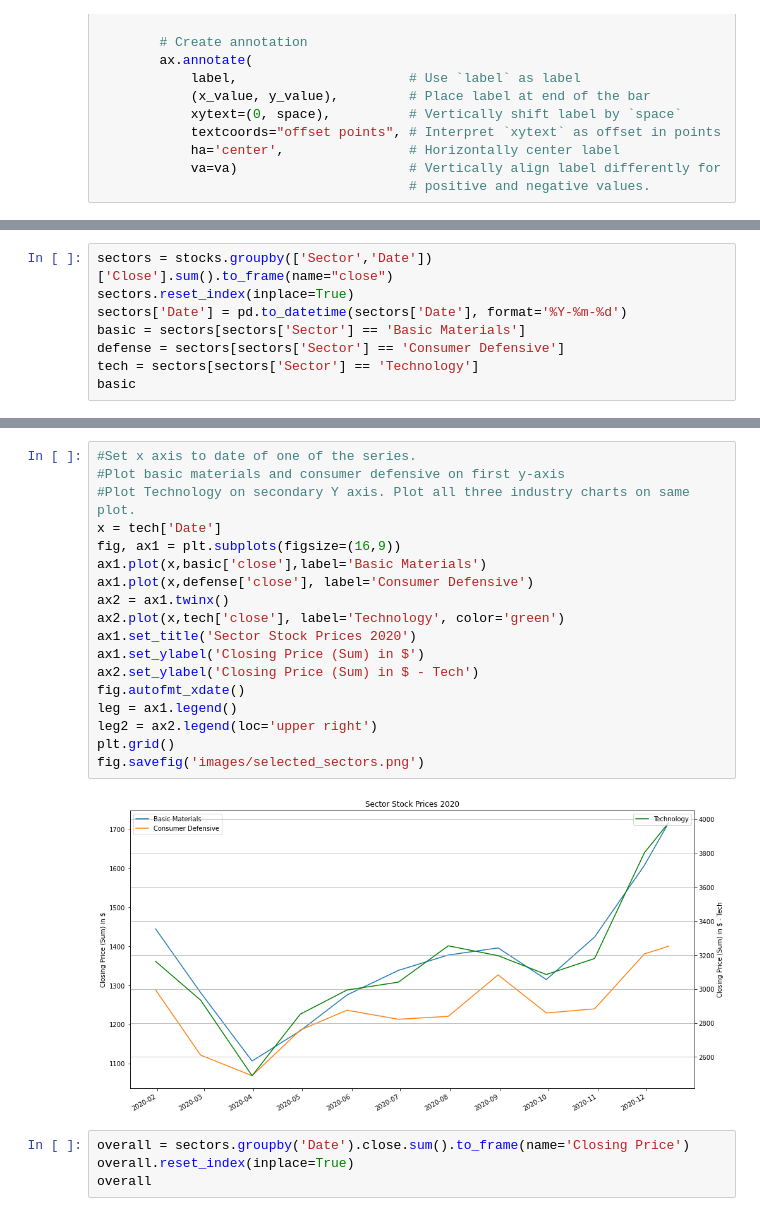
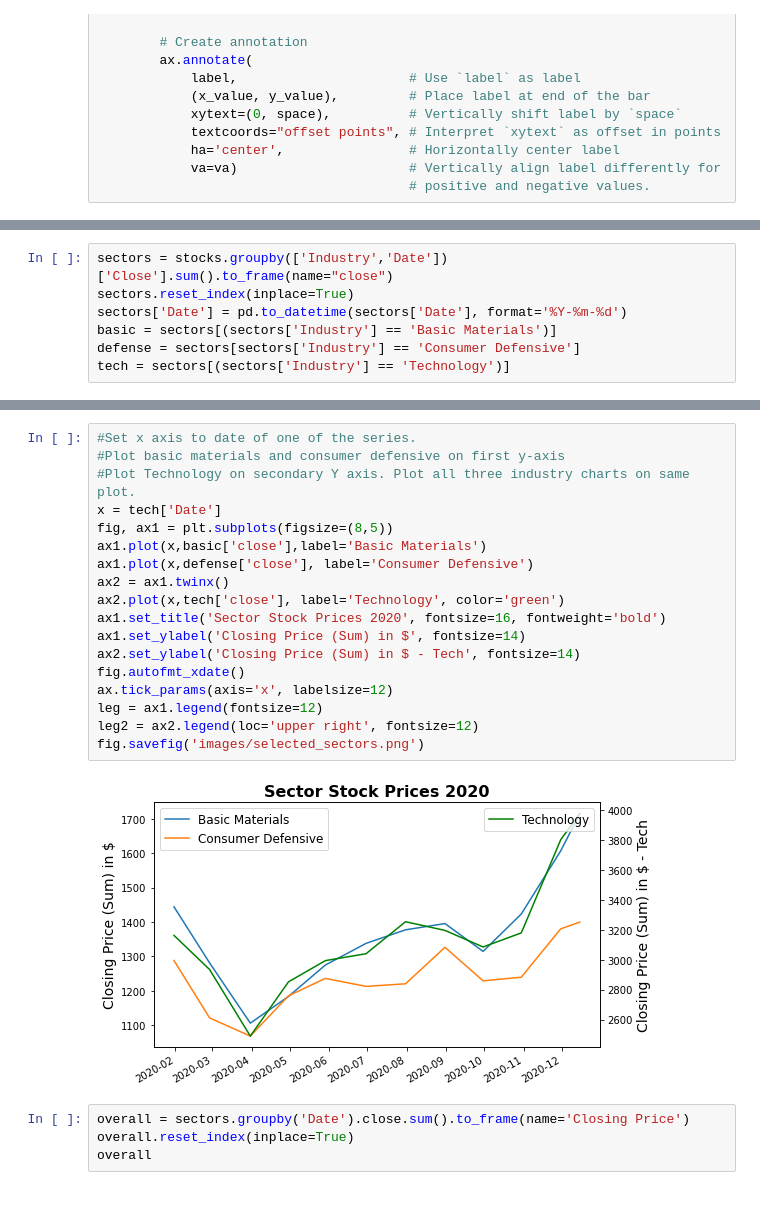
Before and after one commit to andresALLDAY/Project1, a Jupyter notebook: industry_plots.ipynb, the cells around one changed output, grey strips where cells are left out. Saved outputs shown, nothing was run; the diff lists cells and outputs as text.

```diff
--- a/industry_plots.ipynb
+++ b/industry_plots.ipynb
@@ -130,8 +134,7 @@ stocks.head()
 # %%
-sectors = stocks.groupby(['Sector','Date'])['Close'].sum().to_frame(name="close")
+sectors = stocks.groupby(['Industry','Date'])['Close'].sum().to_frame(name="close")
 sectors.reset_index(inplace=True)
 sectors['Date'] = pd.to_datetime(sectors['Date'], format='%Y-%m-%d')
-basic = sectors[sectors['Sector'] == 'Basic Materials']
-defense = sectors[sectors['Sector'] == 'Consumer Defensive']
-tech = sectors[sectors['Sector'] == 'Technology']
-basic
+basic = sectors[(sectors['Industry'] == 'Basic Materials')]
+defense = sectors[sectors['Industry'] == 'Consumer Defensive']
+tech = sectors[(sectors['Industry'] == 'Technology')]
@@ -152,23 +141,23 @@ basic
 # %%
 #Set x axis to date of one of the series.
 #Plot basic materials and consumer defensive on first y-axis
 #Plot Technology on secondary Y axis. Plot all three industry charts on same plot.
 x = tech['Date']
-fig, ax1 = plt.subplots(figsize=(16,9))
+fig, ax1 = plt.subplots(figsize=(8,5))
 ax1.plot(x,basic['close'],label='Basic Materials')
 ax1.plot(x,defense['close'], label='Consumer Defensive')
 ax2 = ax1.twinx()
 ax2.plot(x,tech['close'], label='Technology', color='green')
-ax1.set_title('Sector Stock Prices 2020')
-ax1.set_ylabel('Closing Price (Sum) in $')
-ax2.set_ylabel('Closing Price (Sum) in $ - Tech')
+ax1.set_title('Sector Stock Prices 2020', fontsize=16, fontweight='bold')
+ax1.set_ylabel('Closing Price (Sum) in $', fontsize=14)
+ax2.set_ylabel('Closing Price (Sum) in $ - Tech', fontsize=14)
 fig.autofmt_xdate()
-leg = ax1.legend()
-leg2 = ax2.legend(loc='upper right')
-plt.grid()
+ax.tick_params(axis='x', labelsize=12)
+leg = ax1.legend(fontsize=12)
+leg2 = ax2.legend(loc='upper right', fontsize=12)
 fig.savefig('images/selected_sectors.png')
 # %% [output]
-[figure, old version]
+[figure, new version]
 # %%
 overall = sectors.groupby('Date').close.sum().to_frame(name='Closing Price')
 overall.reset_index(inplace=True)
```
Also changed, not shown: parts of 8 cells of this notebook, 54 other files.
